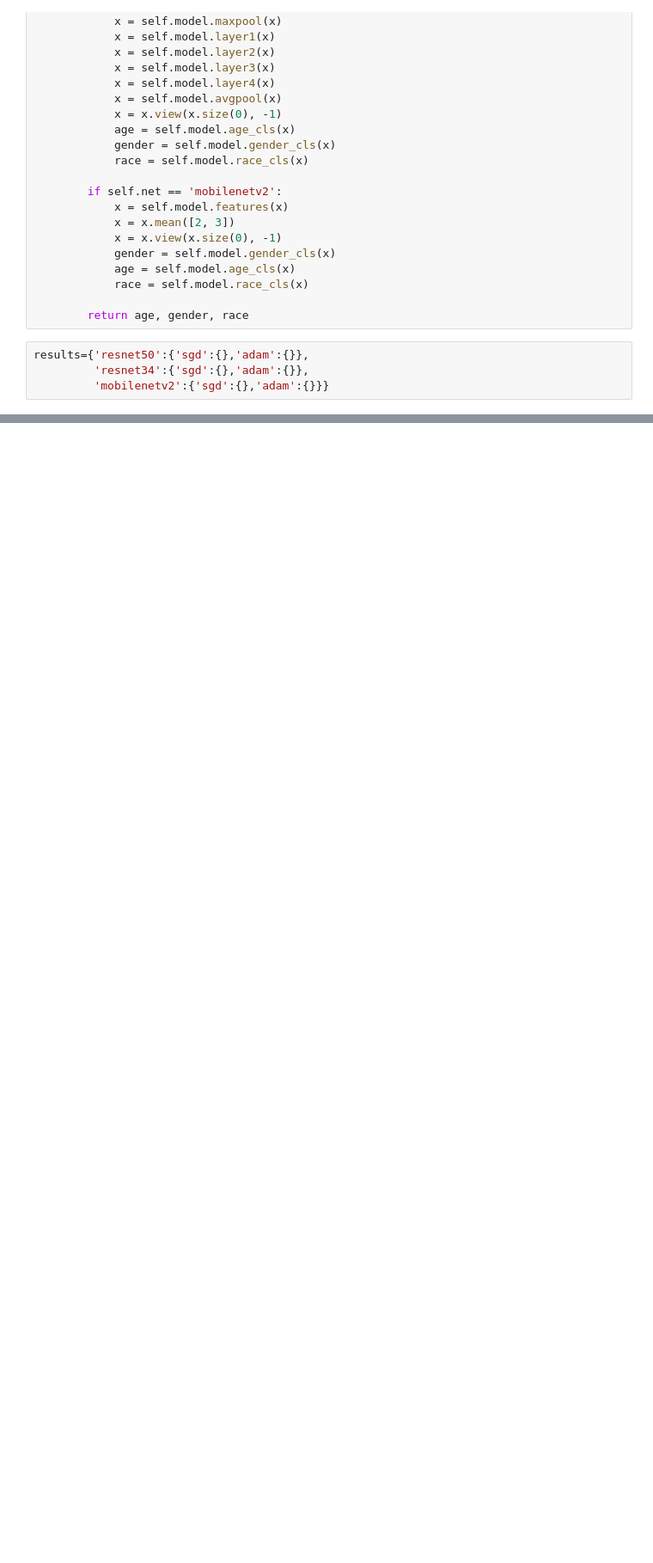
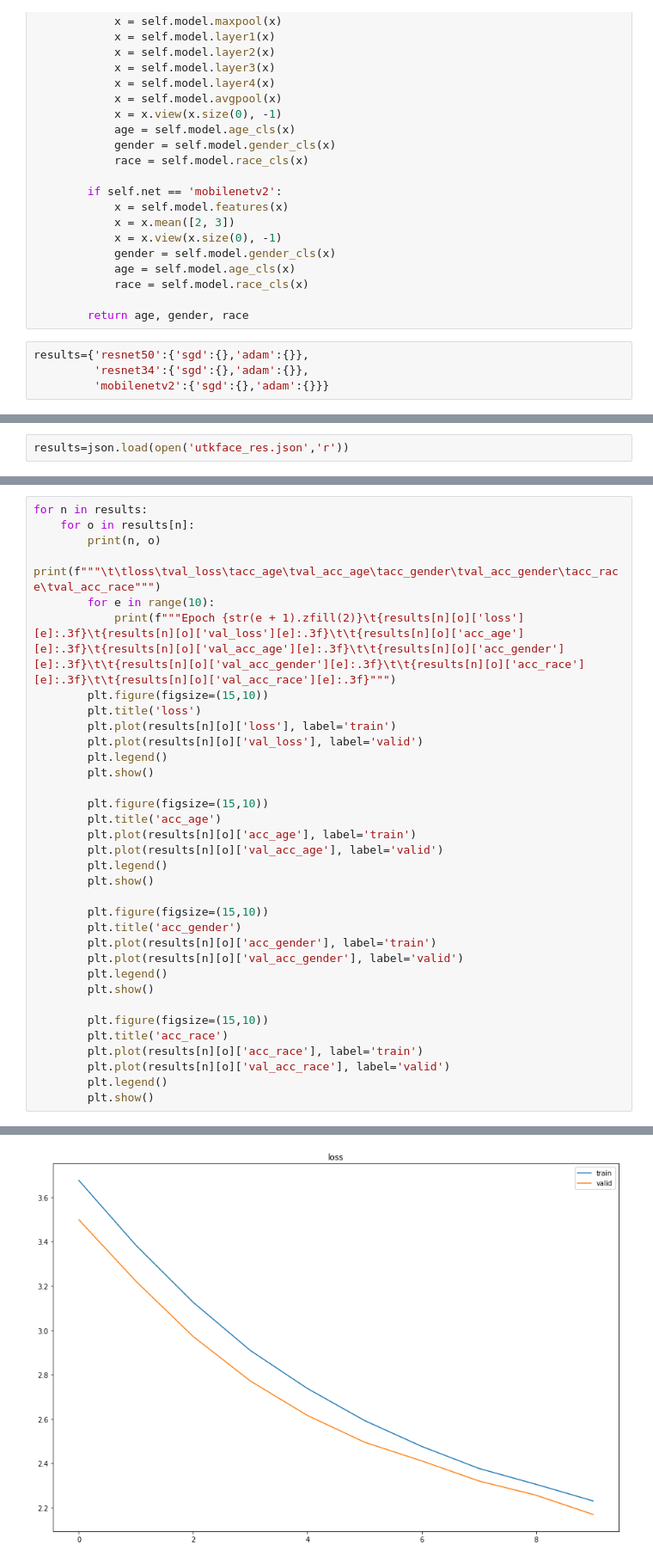
Before and after one commit to gabmars/DL_rtf, a Jupyter notebook: UTKFace/utkface_lab_2.ipynb, the cells around one changed output, grey strips where cells are left out. Shown at 86% size. Drawn from its saved outputs; the diff is of its cells as text; blank space fills up the shorter version.

```diff
--- a/UTKFace/utkface_lab_2.ipynb
+++ b/UTKFace/utkface_lab_2.ipynb
@@ -330,0 +336,2 @@ for net in results:
+# %%
+results=json.load(open('utkface_res.json','r'))
@@ -330,0 +340,35 @@ for net in results:
+# %%
+for n in results:
+    for o in results[n]:
+        print(n, o)
+        print(f"""\t\tloss\tval_loss\tacc_age\tval_acc_age\tacc_gender\tval_acc_gender\tacc_race\tval_acc_race""")
+        for e in range(10):
+            print(f"""Epoch {str(e + 1).zfill(2)}\t{results[n][o]['loss'][e]:.3f}\t{results[n][o]['val_loss'][e]:.3f}\t\t{results[n][o]['acc_age'][e]:.3f}\t{results[n][o]['val_acc_age'][e]:.3f}\t\t{results[n][o]['acc_gender'][e]:.3f}\t\t{results[n][o]['val_acc_gender'][e]:.3f}\t\t{results[n][o]['acc_race'][e]:.3f}\t\t{results[n][o]['val_acc_race'][e]:.3f}""")
+        plt.figure(figsize=(15,10))
+        plt.title('loss')
+        plt.plot(results[n][o]['loss'], label='train')
+        plt.plot(results[n][o]['val_loss'], label='valid')
+        plt.legend()
+        plt.show()
+
+        plt.figure(figsize=(15,10))
+        plt.title('acc_age')
+        plt.plot(results[n][o]['acc_age'], label='train')
+        plt.plot(results[n][o]['val_acc_age'], label='valid')
+        plt.legend()
+        plt.show()
+
+        plt.figure(figsize=(15,10))
+        plt.title('acc_gender')
+        plt.plot(results[n][o]['acc_gender'], label='train')
+        plt.plot(results[n][o]['val_acc_gender'], label='valid')
+        plt.legend()
+        plt.show()
+
+        plt.figure(figsize=(15,10))
+        plt.title('acc_race')
+        plt.plot(results[n][o]['acc_race'], label='train')
+        plt.plot(results[n][o]['val_acc_race'], label='valid')
+        plt.legend()
+        plt.show()
+# %% [output]
@@ -330,0 +387 @@ for net in results:
+[figure, added]
```
Also changed, not shown: parts of 16 cells of this notebook, 3 other files.
